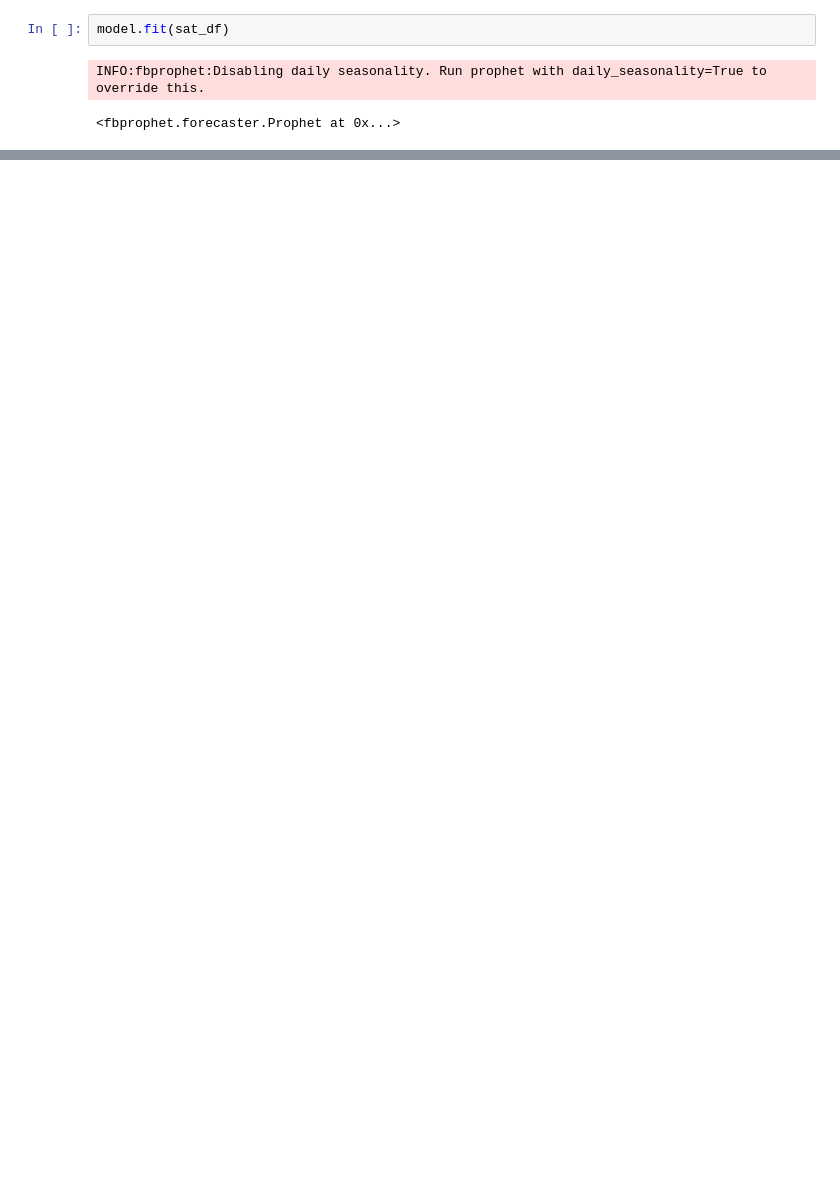
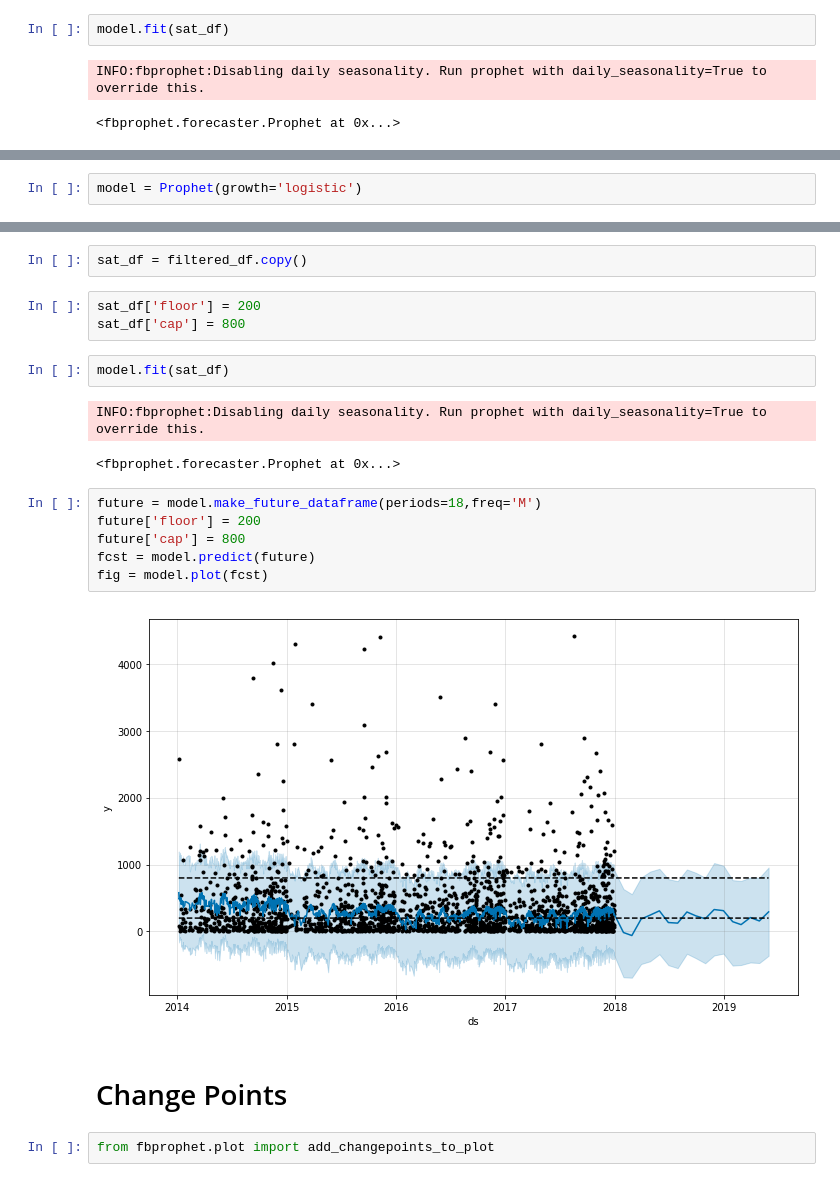
Before and after one commit to hemanthboinpally/forecast-sales-prophet, a Jupyter notebook: TimeSeriesModel.ipynb, the cells around one changed output, grey strips where cells are left out. Saved outputs shown, nothing was run; the diff lists cells and outputs as text; blank space fills up the shorter version.

Commit message:
Add floor and cap using logistic model

```diff
--- a/TimeSeriesModel.ipynb
+++ b/TimeSeriesModel.ipynb
@@ -225,0 +226,2 @@ fig = model.plot(fcst)
+# %%
+model = Prophet(growth='logistic')
@@ -225,0 +238,22 @@ fig = model.plot(fcst)
+# %%
+sat_df = filtered_df.copy()
+# %%
+sat_df['floor'] = 200
+sat_df['cap'] = 800
+# %%
+model.fit(sat_df)
+# %% [output]
+INFO:fbprophet:Disabling daily seasonality. Run prophet with daily_seasonality=True to override this.
+<fbprophet.forecaster.Prophet at 0x...>
+# %%
+future = model.make_future_dataframe(periods=18,freq='M')
+future['floor'] = 200
+future['cap'] = 800
+fcst = model.predict(future)
+fig = model.plot(fcst)
+# %% [output]
+[figure, added]
+# %% [markdown]
+# Change Points
+# %%
+from fbprophet.plot import add_changepoints_to_plot
```
Also changed, not shown: parts of 7 cells of this notebook.
